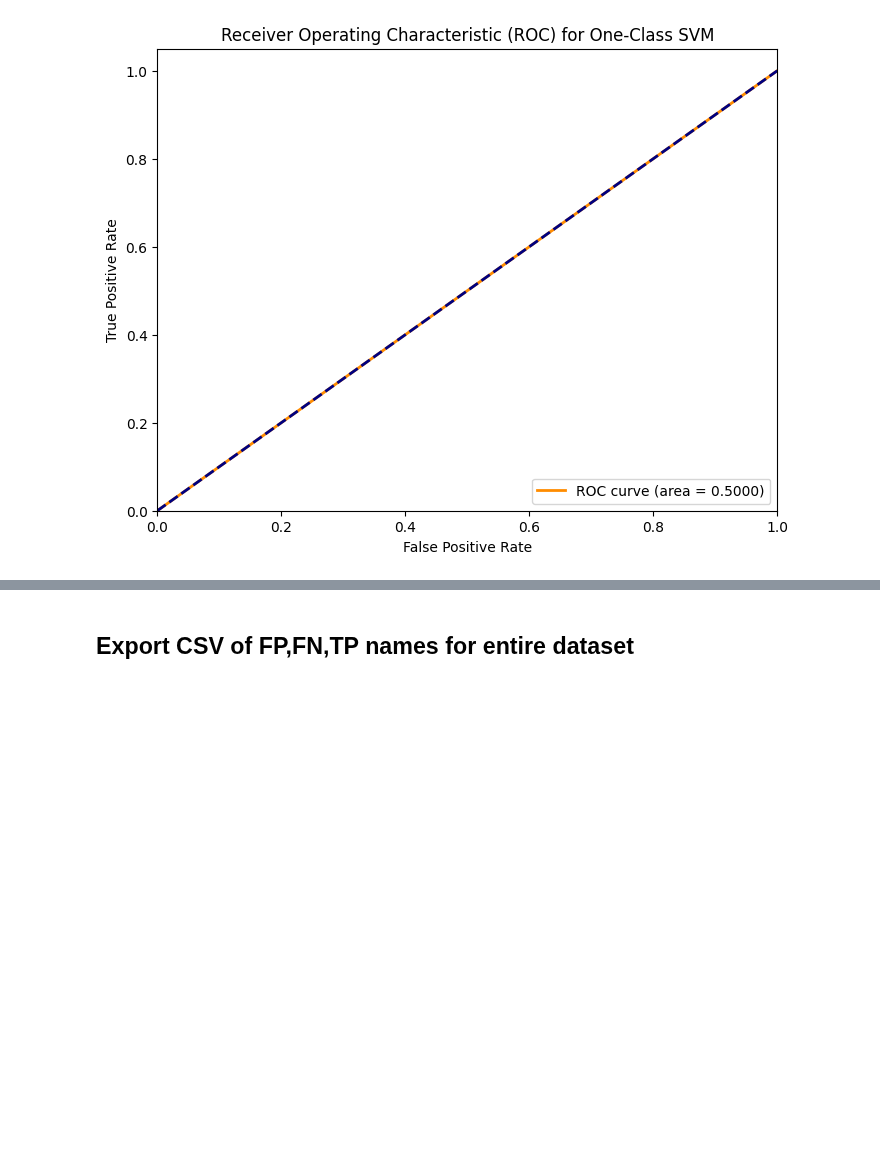
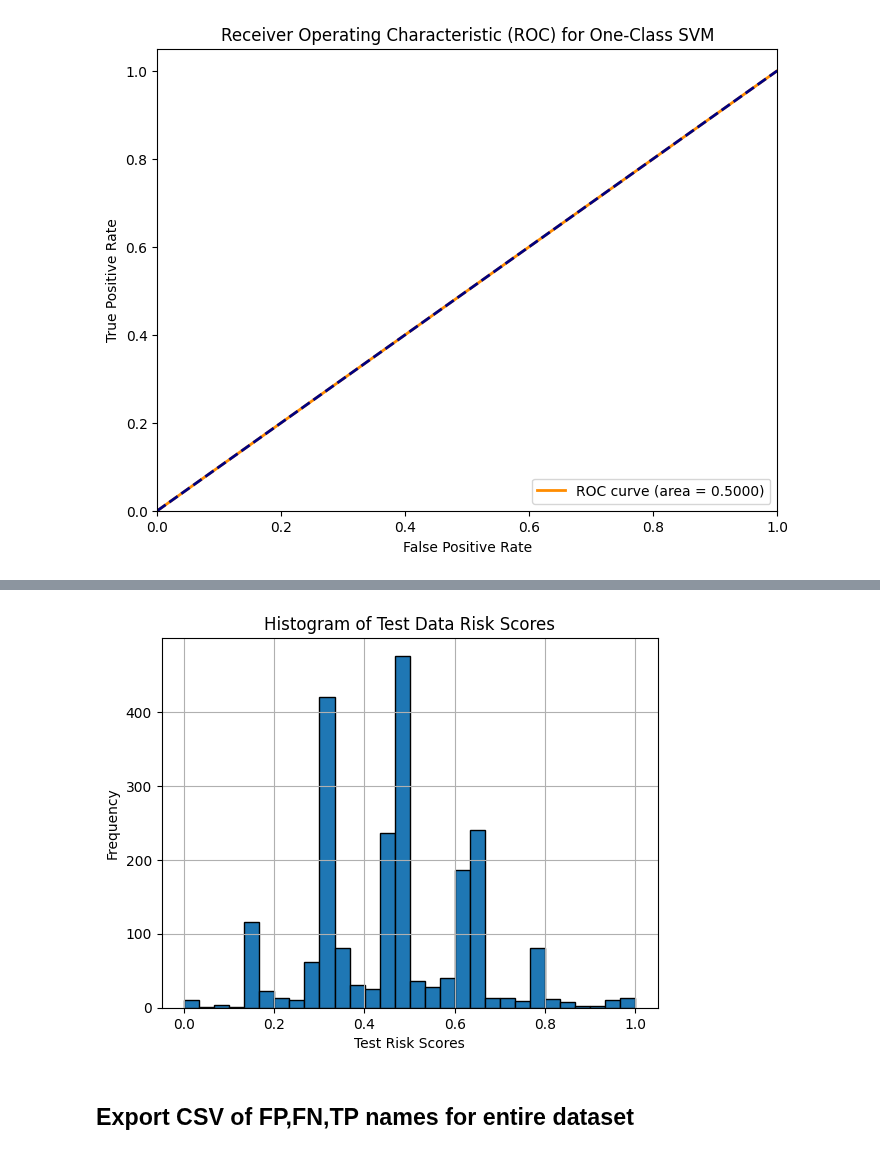
Before and after one commit to mel0778/dsa4263, a Jupyter notebook: notebooks/model_SVM.ipynb, the cells around one changed output, grey strips where cells are left out. Saved outputs shown, nothing was run; the diff lists cells and outputs as text; code cells hidden in the pictures; blank space fills up the shorter version.

```diff
--- a/notebooks/model_SVM.ipynb
+++ b/notebooks/model_SVM.ipynb
@@ -366,3 +380,14 @@ plot_roc(smote_clf, y_test_smote, smote_test_pred)
+# %%
+
+# Plot histogram
+plt.hist(test_confi_smote, bins=30, edgecolor='black')
+plt.xlabel('Test Risk Scores')
+plt.ylabel('Frequency')
+plt.title('Histogram of Test Data Risk Scores')
+plt.grid(True)
+plt.show()
+# %% [output]
+[figure, added]
 # %% [markdown]
 ## Export CSV of FP,FN,TP names for entire dataset
 # %%
```
Also changed, not shown: parts of 2 cells of this notebook.
